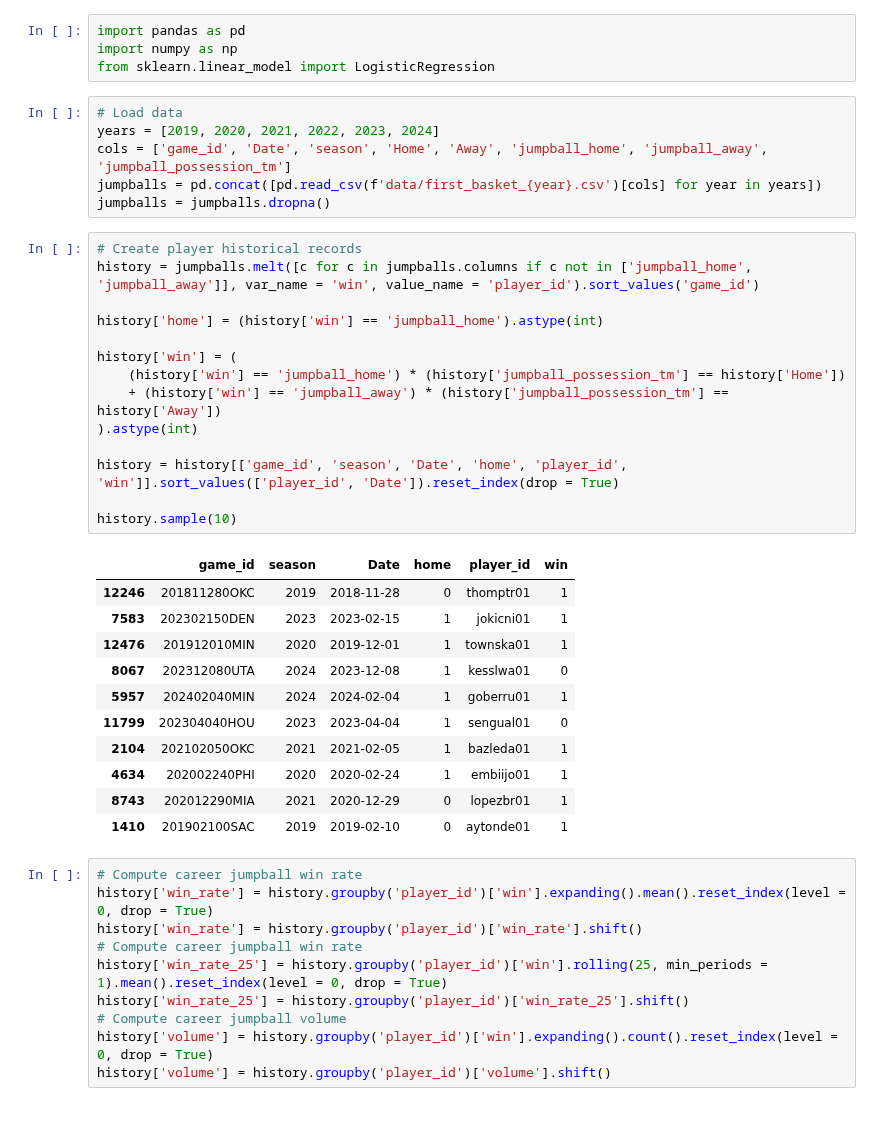
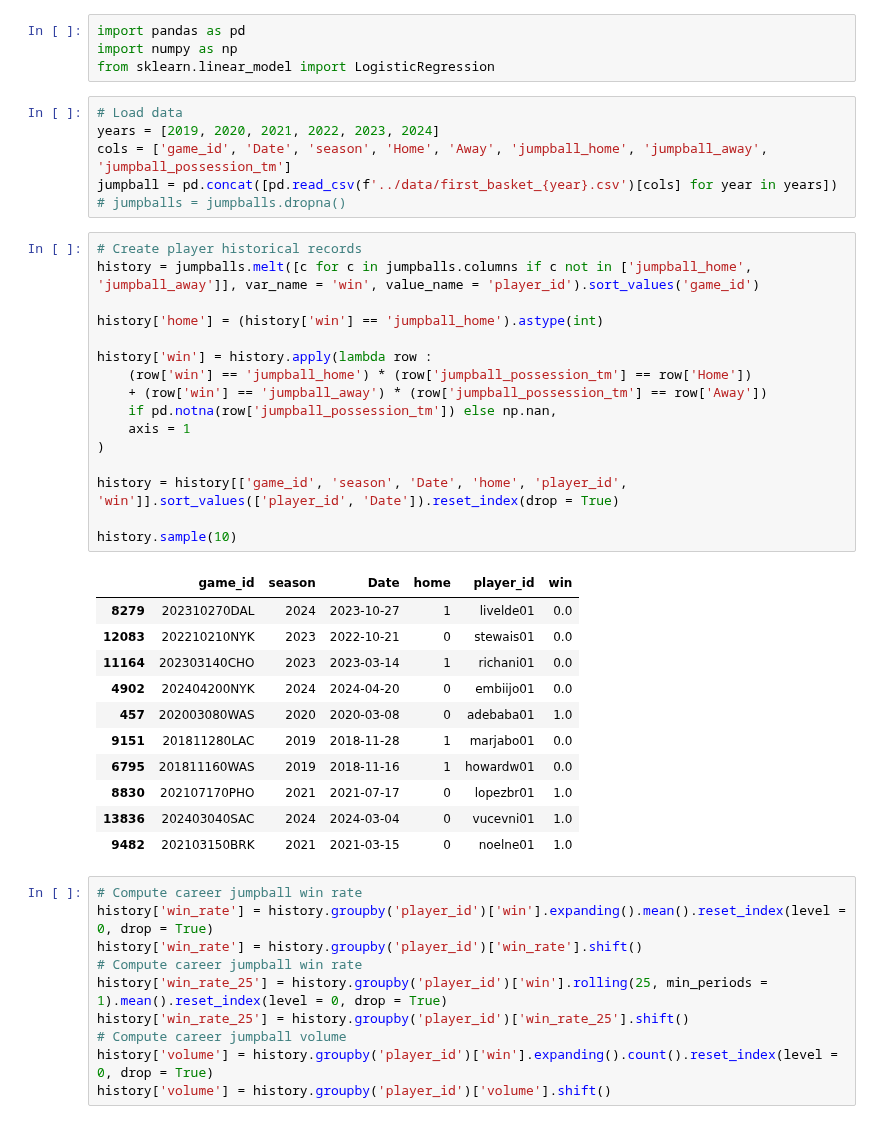
Before and after one commit to martinbog19/LeFirstBasket, a Jupyter notebook: ml/predict_jumpball.ipynb, the cells around one changed output. Saved outputs shown, nothing was run; the diff lists cells and outputs as text.

```diff
--- a/ml/predict_jumpball.ipynb
+++ b/ml/predict_jumpball.ipynb
@@ -6,34 +6,36 @@ from sklearn.linear_model import LogisticRegression
 # Load data
 years = [2019, 2020, 2021, 2022, 2023, 2024]
 cols = ['game_id', 'Date', 'season', 'Home', 'Away', 'jumpball_home', 'jumpball_away', 'jumpball_possession_tm']
-jumpballs = pd.concat([pd.read_csv(f'data/first_basket_{year}.csv')[cols] for year in years])
-jumpballs = jumpballs.dropna()
+jumpball = pd.concat([pd.read_csv(f'../data/first_basket_{year}.csv')[cols] for year in years])
+# jumpballs = jumpballs.dropna()
 # %%
 # Create player historical records
 history = jumpballs.melt([c for c in jumpballs.columns if c not in ['jumpball_home', 'jumpball_away']], var_name = 'win', value_name = 'player_id').sort_values('game_id')
 
 history['home'] = (history['win'] == 'jumpball_home').astype(int)
 
-history['win'] = (
-    (history['win'] == 'jumpball_home') * (history['jumpball_possession_tm'] == history['Home'])
-    + (history['win'] == 'jumpball_away') * (history['jumpball_possession_tm'] == history['Away'])
-).astype(int)
+history['win'] = history.apply(lambda row :
+    (row['win'] == 'jumpball_home') * (row['jumpball_possession_tm'] == row['Home'])
+    + (row['win'] == 'jumpball_away') * (row['jumpball_possession_tm'] == row['Away'])
+    if pd.notna(row['jumpball_possession_tm']) else np.nan,
+    axis = 1
+)
 
 history = history[['game_id', 'season', 'Date', 'home', 'player_id', 'win']].sort_values(['player_id', 'Date']).reset_index(drop = True)
 
 history.sample(10)
 # %% [output]
 |  | game_id | season | Date | home | player_id | win |
-| 12246 | 201811280OKC | 2019 | 2018-11-28 | 0 | thomptr01 | 1 |
-| 7583 | 202302150DEN | 2023 | 2023-02-15 | 1 | jokicni01 | 1 |
-| 12476 | 201912010MIN | 2020 | 2019-12-01 | 1 | townska01 | 1 |
-| 8067 | 202312080UTA | 2024 | 2023-12-08 | 1 | kesslwa01 | 0 |
-| 5957 | 202402040MIN | 2024 | 2024-02-04 | 1 | goberru01 | 1 |
-| 11799 | 202304040HOU | 2023 | 2023-04-04 | 1 | sengual01 | 0 |
-| 2104 | 202102050OKC | 2021 | 2021-02-05 | 1 | bazleda01 | 1 |
-| 4634 | 202002240PHI | 2020 | 2020-02-24 | 1 | embiijo01 | 1 |
-| 8743 | 202012290MIA | 2021 | 2020-12-29 | 0 | lopezbr01 | 1 |
-| 1410 | 201902100SAC | 2019 | 2019-02-10 | 0 | aytonde01 | 1 |
+| 8279 | 202310270DAL | 2024 | 2023-10-27 | 1 | livelde01 | 0.0 |
+| 12083 | 202210210NYK | 2023 | 2022-10-21 | 0 | stewais01 | 0.0 |
+| 11164 | 202303140CHO | 2023 | 2023-03-14 | 1 | richani01 | 0.0 |
+| 4902 | 202404200NYK | 2024 | 2024-04-20 | 0 | embiijo01 | 0.0 |
+| 457 | 202003080WAS | 2020 | 2020-03-08 | 0 | adebaba01 | 1.0 |
+| 9151 | 201811280LAC | 2019 | 2018-11-28 | 1 | marjabo01 | 0.0 |
+| 6795 | 201811160WAS | 2019 | 2018-11-16 | 1 | howardw01 | 0.0 |
+| 8830 | 202107170PHO | 2021 | 2021-07-17 | 0 | lopezbr01 | 1.0 |
+| 13836 | 202403040SAC | 2024 | 2024-03-04 | 0 | vucevni01 | 1.0 |
+| 9482 | 202103150BRK | 2021 | 2021-03-15 | 0 | noelne01 | 1.0 |
 # %%
 # Compute career jumpball win rate
 history['win_rate'] = history.groupby('player_id')['win'].expanding().mean().reset_index(level = 0, drop = True)
```
Also changed, not shown: parts of 6 cells of this notebook, 5 other files.
